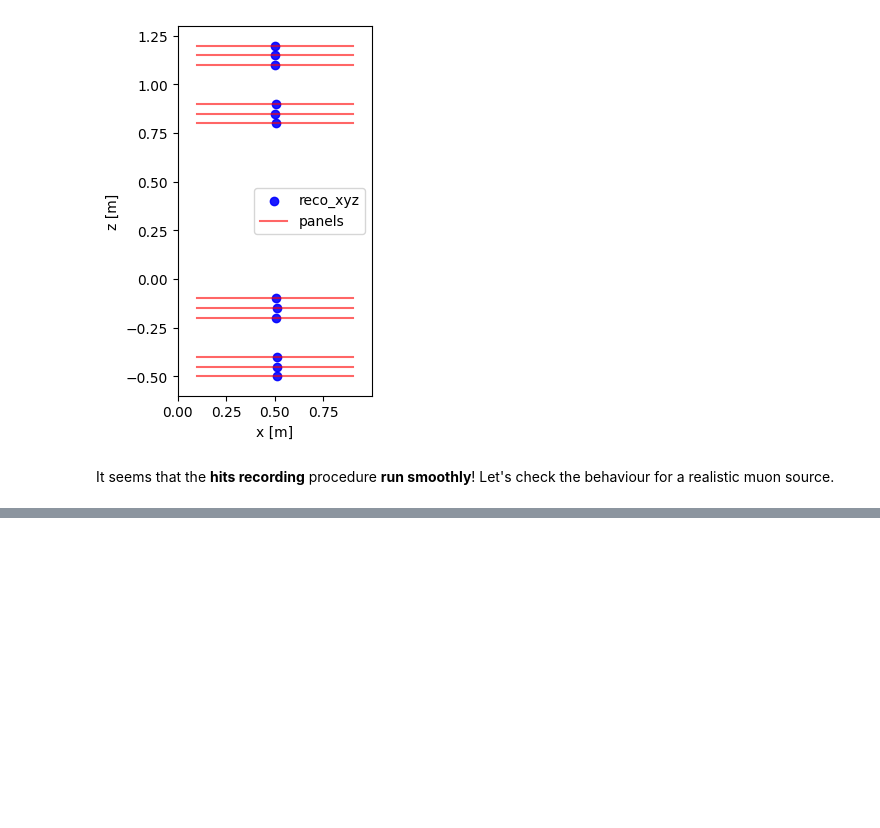
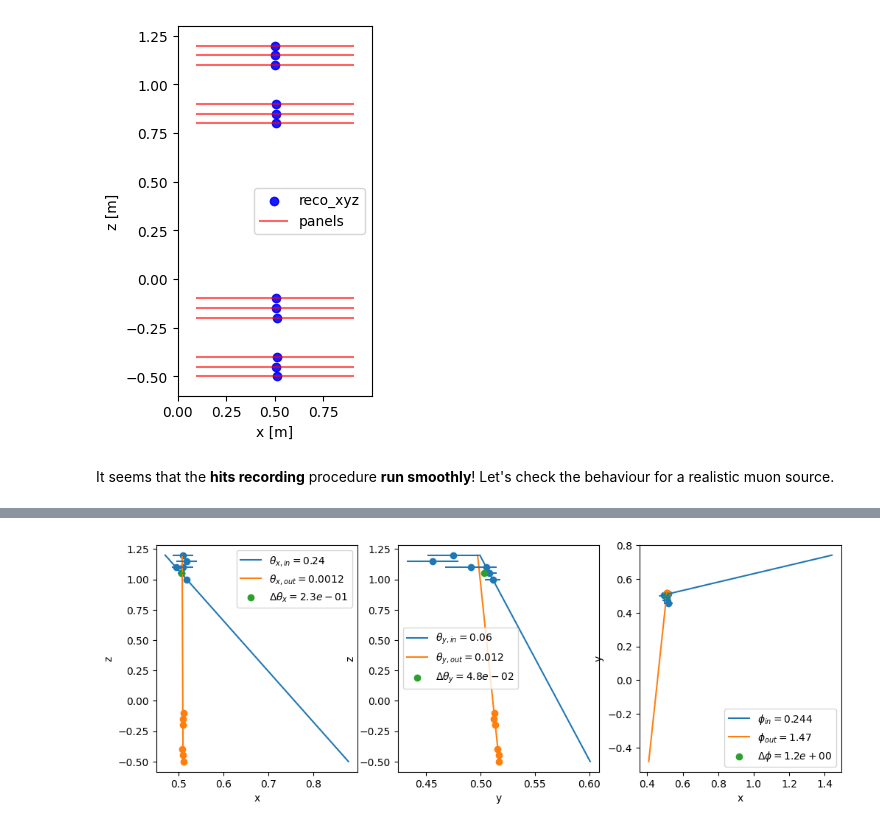
Before and after one commit to vischia/TomOptCargo, a Jupyter notebook: muon_prop_through_hodoscopes.ipynb, the cells around one changed output, grey strips where cells are left out. Saved outputs shown, nothing was run; the diff lists cells and outputs as text; code cells hidden in the pictures; blank space fills up the shorter version.

```diff
--- a/muon_prop_through_hodoscopes.ipynb
+++ b/muon_prop_through_hodoscopes.ipynb
@@ -130,0 +215,8 @@ plot_hits(volume=volume, muons=muons, event = event, hits = 'reco_xyz', extended
+# %%
+from tomopt.inference.scattering import ScatterBatch
+
+sb = ScatterBatch(mu=muons, volume=volume)
+# %%
+sb.plot_scatter(idx=np.random.randint(n_muons))
+# %% [output]
+[figure, added]
```
Also changed, not shown: parts of 4 cells of this notebook.
